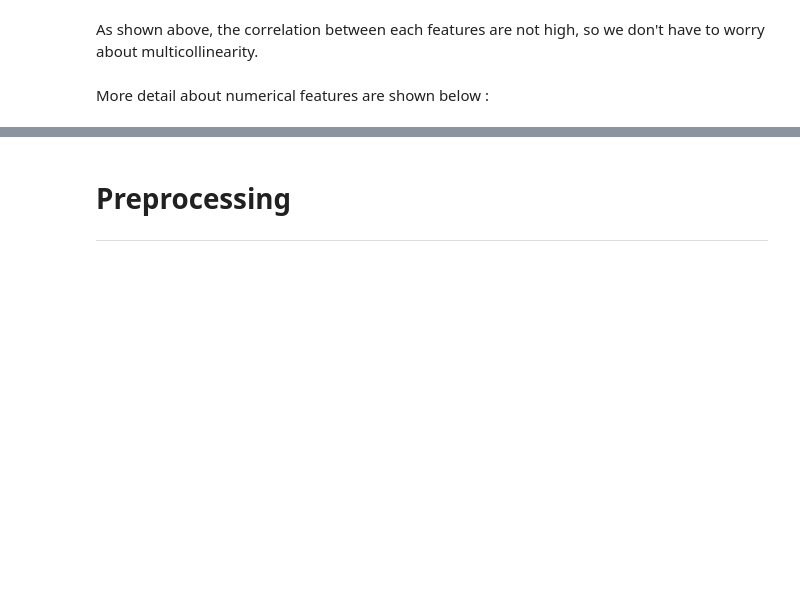
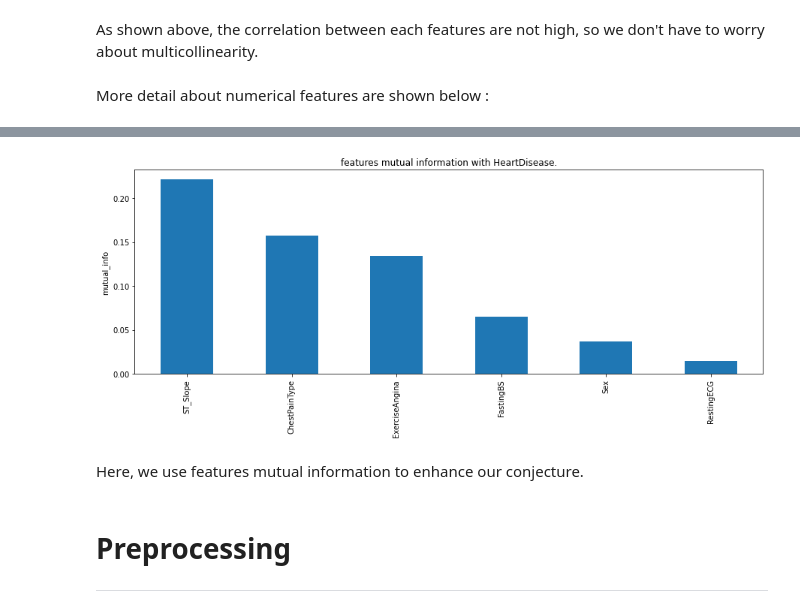
Before and after one commit to Barry0310/AI-Final-Project, a Jupyter notebook: AI_Final_Report.ipynb, the cells around one changed output, grey strips where cells are left out. Drawn from its saved outputs; the diff is of its cells as text; code cells hidden in the pictures; blank space fills up the shorter version.

```diff
--- a/AI_Final_Report.ipynb
+++ b/AI_Final_Report.ipynb
@@ -224,3 +320,16 @@ for col in num_cols:
+# %%
+from sklearn.feature_selection import mutual_info_classif
+#mutual information of features
+mutual = pd.Series(mutual_info_classif(df_EDA[cat_cols], df[tar_col[0]], random_state=RANDON_SEED),
+                   index=df_EDA[cat_cols].columns, name='mutual_info')
+mutual.sort_values(ascending=False).plot.bar(figsize=(15,5))
+plt.title('features mutual information with HeartDisease.')
+plt.ylabel('mutual_info')
+plt.show()
+# %% [output]
+[figure, added]
+# %% [markdown]
+Here, we use features mutual information to enhance our conjecture.
 # %% [markdown]
 # Preprocessing
 -------------
```
Also changed, not shown: parts of 19 cells of this notebook, 2 other files.
